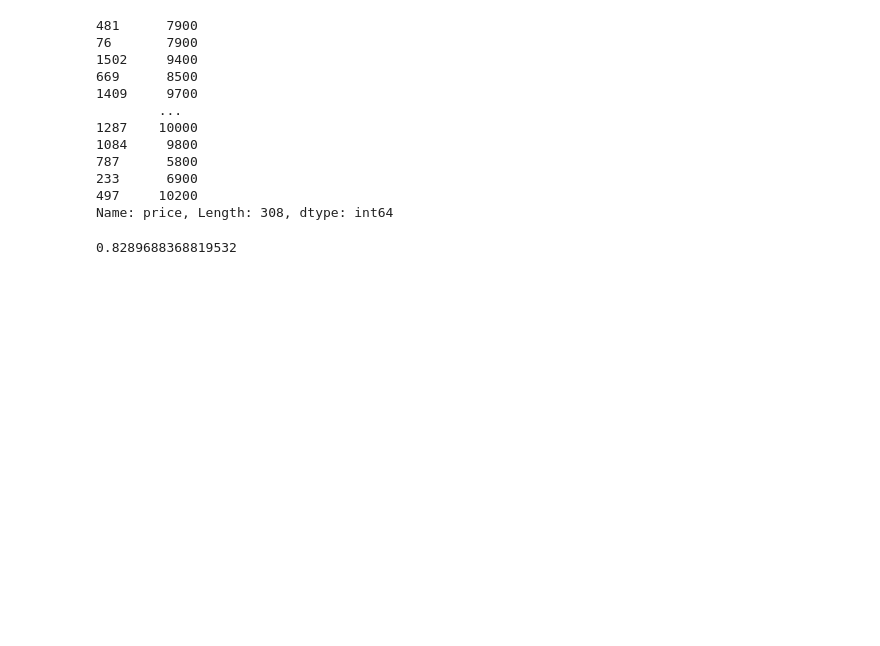
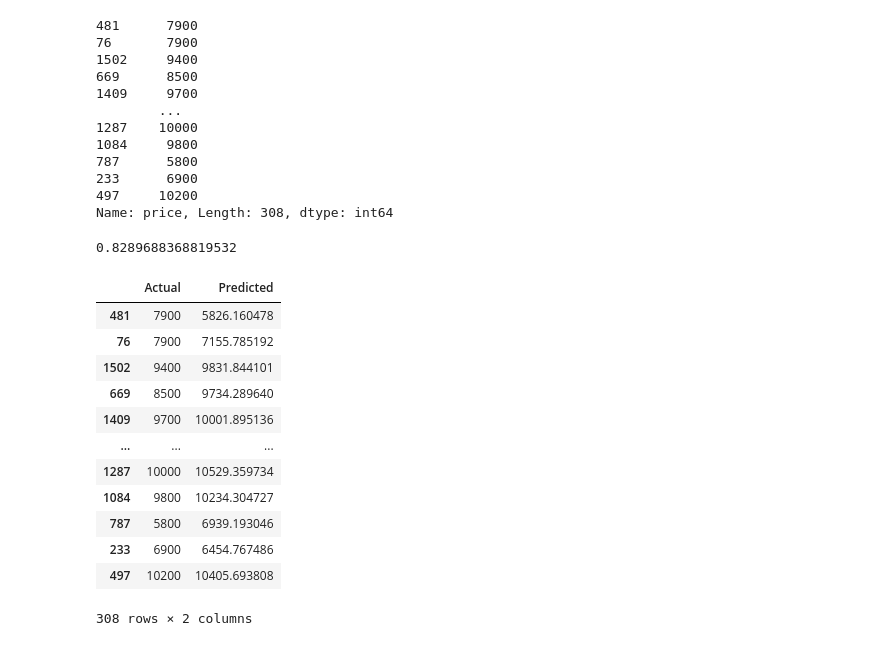
Before and after one commit to rbrox/Workshop, a Jupyter notebook: day1/car.ipynb, the cells around one changed output. Drawn from its saved outputs; the diff is of its cells as text; code cells hidden in the pictures; blank space fills up the shorter version.

```diff
--- a/day1/car.ipynb
+++ b/day1/car.ipynb
@@ -191,3 +191,20 @@ from sklearn.metrics import r2_score
 r2_score(y_test, reg.predict(x_test))
 # %% [output]
 0.8289688368819532
+# %%
+Results = pd.DataFrame({'Actual': y_test, 'Predicted': reg.predict(x_test)})
+Results
+# %% [output]
+|  | Actual | Predicted |
+| 481 | 7900 | 5826.160478 |
+| 76 | 7900 | 7155.785192 |
+| 1502 | 9400 | 9831.844101 |
+| 669 | 8500 | 9734.289640 |
+| 1409 | 9700 | 10001.895136 |
+| ... | ... | ... |
+| 1287 | 10000 | 10529.359734 |
+| 1084 | 9800 | 10234.304727 |
+| 787 | 5800 | 6939.193046 |
+| 233 | 6900 | 6454.767486 |
+| 497 | 10200 | 10405.693808 |
+308 rows × 2 columns
```
Also changed, not shown: parts of 1 cell of this notebook, 5 other files.
